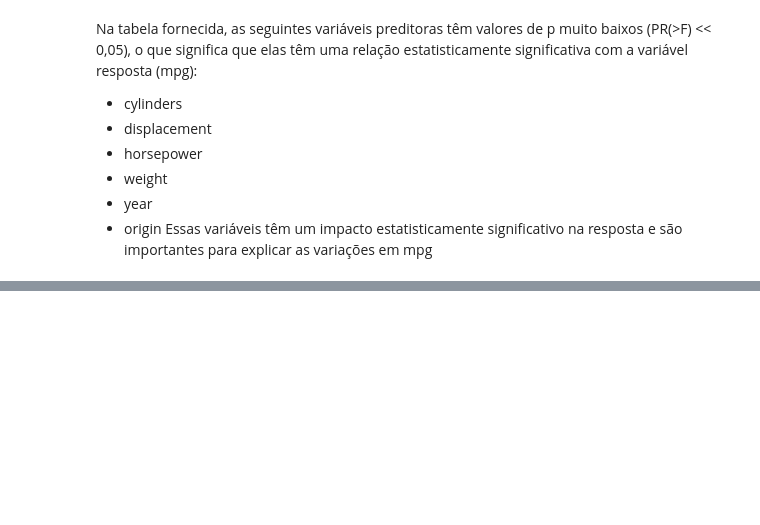
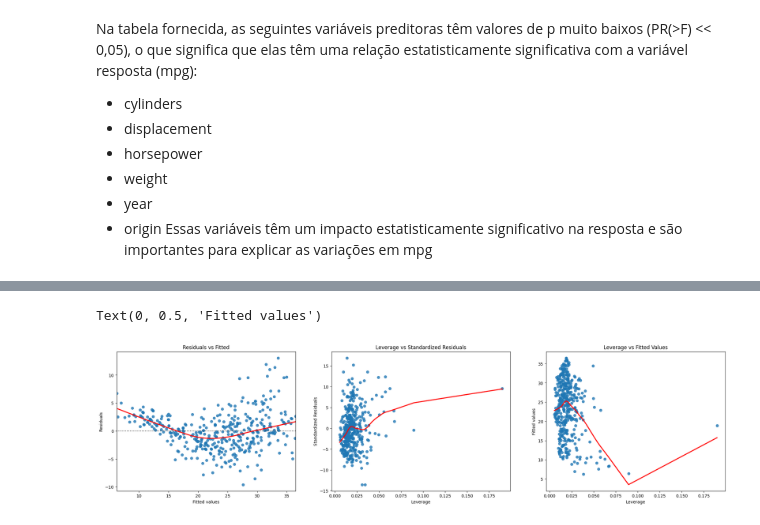
Before and after one commit to eduardamota/data-science-isl, a Jupyter notebook: 3-linear-regression/exercises-regressao-linear.ipynb, the cells around one changed output, grey strips where cells are left out. Saved outputs shown, nothing was run; the diff lists cells and outputs as text; code cells hidden in the pictures; blank space fills up the shorter version.

```diff
--- a/3-linear-regression/exercises-regressao-linear.ipynb
+++ b/3-linear-regression/exercises-regressao-linear.ipynb
@@ -318,0 +333,26 @@ Essas variáveis têm um impacto estatisticamente significativo na resposta e s
+# %%
+fig, ax = plt.subplots(1,3, figsize=(26,6))
+residual = model2.resid
+leverage = model2.get_influence().hat_matrix_diag
+
+#Gráfico de valores residuais x valores ajustados
+sns.residplot(x=model2.fittedvalues, y=residual, lowess=True, line_kws={'color': 'red'},ax=ax[0])
+ax[0].set_title('Residuals vs Fitted')
+ax[0].set_xlabel('Fitted values')
+ax[0].set_ylabel('Residuals')
+
+
+# Plot de alavancagem vs resíduos padronizados
+sns.regplot(x=leverage, y=residuals, lowess=True, line_kws={'color': 'red'},ax=ax[1])
+ax[1].set_title('Leverage vs Standardized Residuals')
+ax[1].set_xlabel('Leverage')
+ax[1].set_ylabel('Standardized Residuals')
+
+# Plot de alavancagem vs valores ajustados
+sns.regplot(x=leverage, y=model2.fittedvalues, lowess=True, line_kws={'color': 'red'},ax=ax[2])
+ax[2].set_title('Leverage vs Fitted Values')
+ax[2].set_xlabel('Leverage')
+ax[2].set_ylabel('Fitted values')
+# %% [output]
+Text(0, 0.5, 'Fitted values')
+[figure, added]
```
Also changed, not shown: parts of 7 cells of this notebook.
